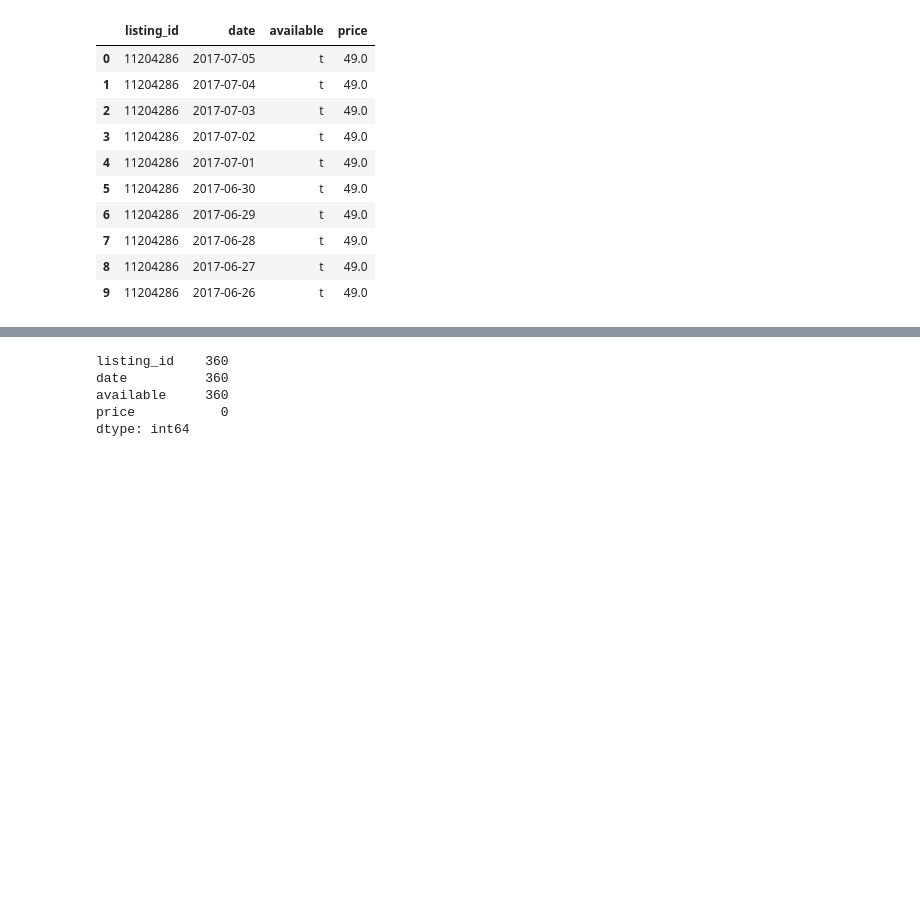
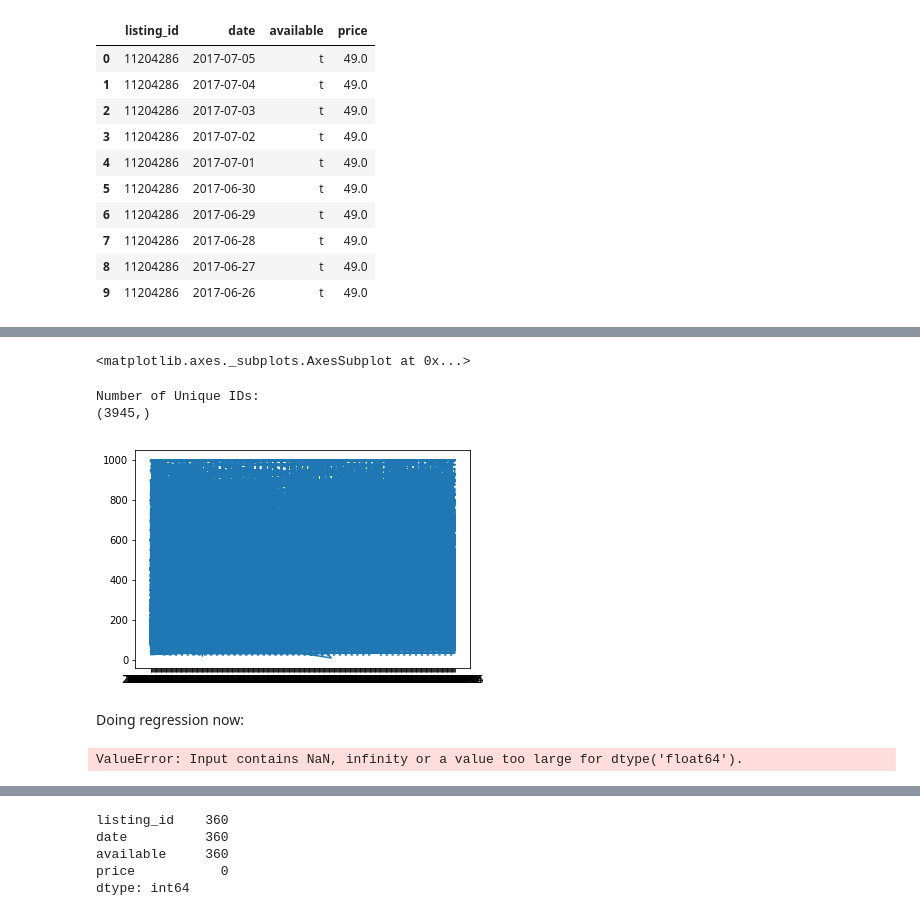
Before and after one commit to mas-dse-saachary/UCSD-MAS-Capstone-Project, a Jupyter notebook: listings_explo.ipynb, the cells around one changed output, grey strips where cells are left out. Drawn from its saved outputs; the diff is of its cells as text; code cells hidden in the pictures; blank space fills up the shorter version.

Commit message:
made changes to data_explo

```diff
--- a/listings_explo.ipynb
+++ b/listings_explo.ipynb
@@ -66,4 +68,4 @@ list_summ.info
 
 [6608 rows x 16 columns]>
 # %%
-listings = listings.loc[(listings.zipcode==92101) & (listings.room_type == 'Entire home/apt')]
+listings = listings.loc[listings.room_type == 'Entire home/apt']
@@ -138,0 +155,4 @@ cal.head(10)
+# %%
+#Just using the calendar listingid, date and price to merge with listings
+c = cal.loc[cal.available!='f']
+c = c[['listing_id','date','price']]
@@ -138,0 +173,2 @@ cal.head(10)
+# %%
+merged = listings.merge(c, how='inner', left_on='id', right_on='listing_id')
@@ -138,0 +196,2 @@ cal.head(10)
+# %%
+master = merged.copy()
@@ -138,0 +218,18 @@ cal.head(10)
+# %%
+master.plot(x='date',y='price_y')
+# %% [output]
+<matplotlib.axes._subplots.AxesSubplot at 0x...>
+# %%
+print 'Number of Unique IDs: '
+print master.listing_id.unique().shape
+# %% [output]
+Number of Unique IDs:
+(3945,)
+# %%
+#Attempting to plot date vs price but there are way too many data points... will have to think about this more
+plt.plot(master['date'], master['price_y'])
+plt.show()
+# %% [output]
+[figure, added]
+# %% [markdown]
+Doing regression now:
@@ -138,0 +256,7 @@ cal.head(10)
+# %%
+from sklearn.metrics import mean_squared_error
+
+print (mean_squared_error(y_test, predictions))
+print (mean_squared_error(y_train, y_true_pred))
+# %% [output]
+ValueError: Input contains NaN, infinity or a value too large for dtype('float64').
```
Also changed, not shown: parts of 17 cells of this notebook.
